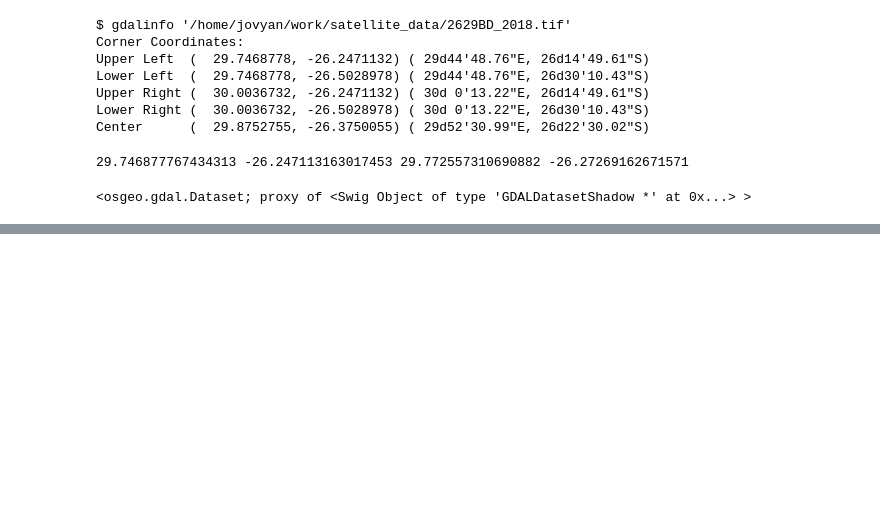
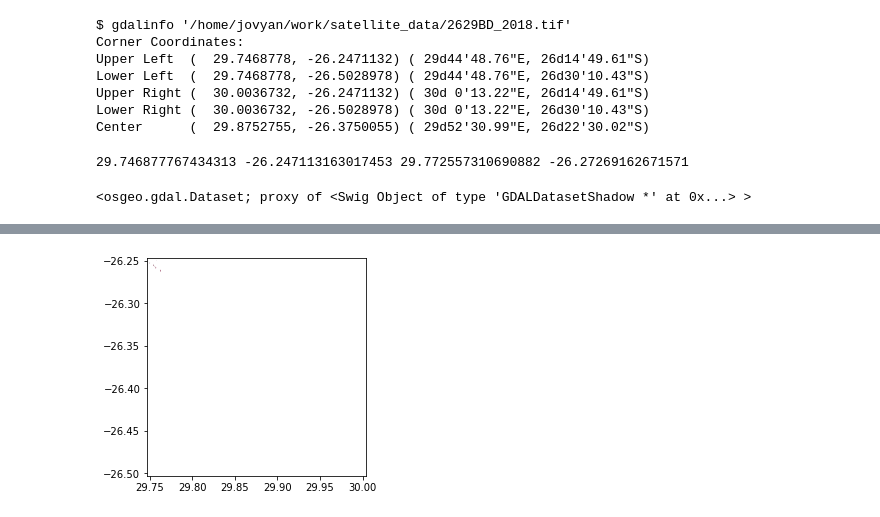
Before and after one commit to lgiesen/DL-Semantic-Segmentation-of-Tree-Stock-in-South-Africa-Using-Satellite-Images, a Jupyter notebook: main.ipynb, the cells around one changed output, grey strips where cells are left out. Drawn from its saved outputs; the diff is of its cells as text; code cells hidden in the pictures; blank space fills up the shorter version.

```diff
--- a/main.ipynb
+++ b/main.ipynb
@@ -300,30 +329,0 @@ preview_tif(cropped_raster)
-# %%
-import seaborn as sns
-import numpy as np
-from shapely.geometry import mapping
-import rioxarray as rxr
-import xarray as xr
-import geopandas as gpd
-
-import earthpy as et
-import earthpy.plot as ep
-
-# Prettier plotting with seaborn
-sns.set(font_scale=1.5)
-
-# Get data and set working directory
-et.data.get_data(path_labels)
-#os.chdir(os.path.join(et.io.HOME, 'earth-analytics','data'))
-
-# 2. Open Raster and Vector Layers
-lidar_chm_path = example_tif
-
-lidar_chm_im = rxr.open_rasterio(example_tif,
-                                 masked=True).squeeze()
-
-f, ax = plt.subplots(figsize=(10, 5))
-lidar_chm_im.plot.imshow()
-ax.set(title="Example TIF")
-
-ax.set_axis_off()
-plt.show()
@@ -378,0 +374,3 @@ plt.show()
+# %%
+checkpoint_labels_now = path_labels + "now.tif"
+load_tif(checkpoint_labels_now)
@@ -378,0 +394,4 @@ plt.show()
+# %%
+preview_tif(checkpoint_labels_now)
+# %% [output]
+[figure, added]
```
Also changed, not shown: parts of 25 cells of this notebook.
